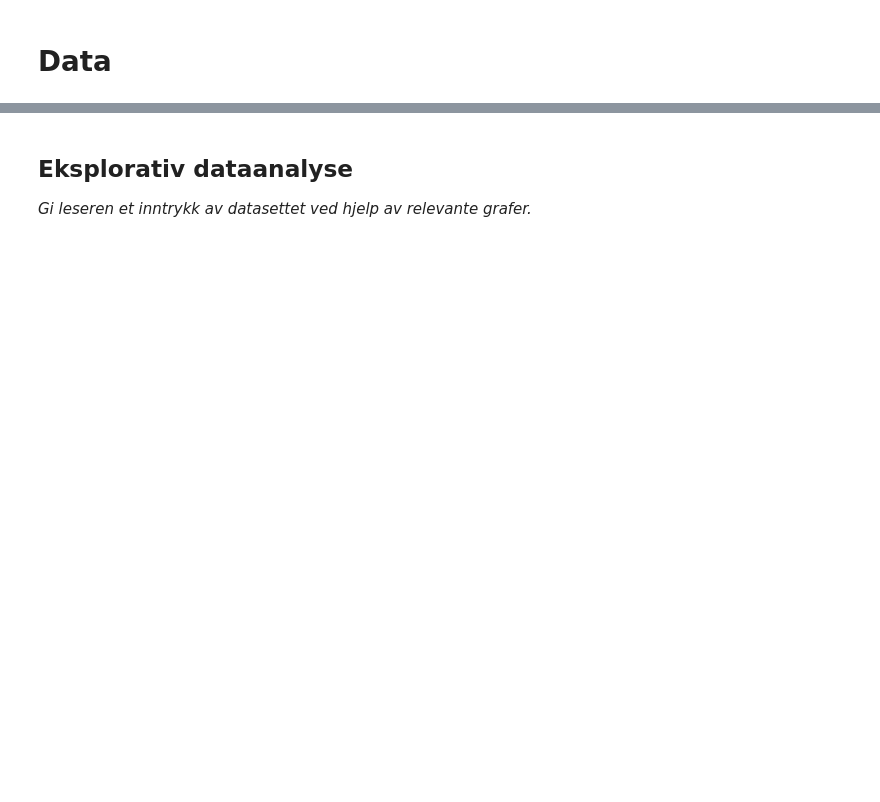
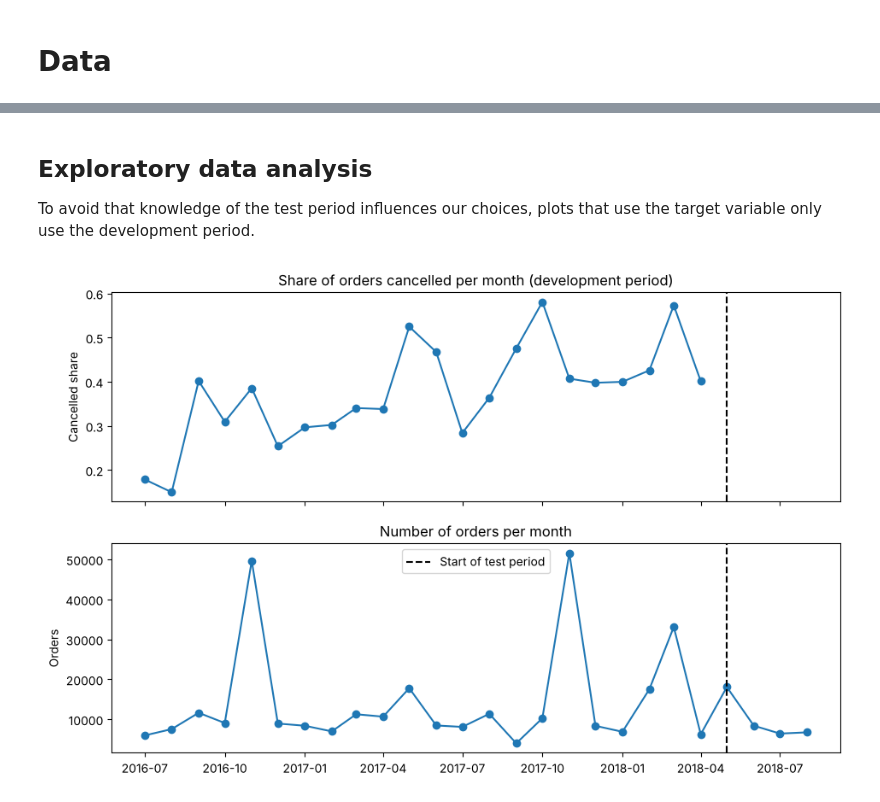
Before and after one commit to osn03/salesML, a Jupyter notebook: analysis.ipynb, the cells around one changed output, grey strips where cells are left out. Cells and saved outputs as stored; diff of their text form; code cells hidden in the pictures; blank space fills up the shorter version.

```diff
--- a/analysis.ipynb
+++ b/analysis.ipynb
@@ -51,10 +137,9 @@ df["category_name_1"] = df["category_name_1"].replace("\\N", np.nan).fillna("Unk
 # %%
-# Refunds happen after delivery and are a different outcome than a cancellation
-OUTCOMES = {"complete": 0, "canceled": 1}
+# Refunds happen after delivery and are a different outcome than a cancellation.
+# From May 2018 "received" replaces "complete" (see the table), so both count as a completed order
+OUTCOMES = {"complete": 0, "received": 0, "canceled": 1}
 
-# From May 2018 "complete" is replaced by "received", so later orders are not comparable
-LAST_ORDER_DATE = pd.Timestamp("2018-04-30")
-
-lines = df[df["status"].isin(OUTCOMES.keys()) & (df["created_at"] <= LAST_ORDER_DATE)].copy()
+lines = df[df["status"].isin(OUTCOMES.keys())].copy()
 lines["Cancelled"] = lines["status"].map(OUTCOMES)
 print("Order lines:", len(lines))
+pd.crosstab(df["created_at"].dt.to_period("M"), df["status"])[["complete", "received", "canceled"]]
@@ -87,7 +232,9 @@ orders["discount_share"] = (orders["discount"] / orders["gross_value"].replace(0
 orders["weekday"] = orders["created_at"].dt.day_name()
 orders["month"] = orders["created_at"].dt.month_name()
 
-TOP_PAYMENT_METHODS = orders["payment_method"].value_counts().index[:8]
+# The payment groups are chosen from the development period only
+TEST_START = pd.Timestamp("2018-05-01")
+TOP_PAYMENT_METHODS = orders.loc[orders["created_at"] < TEST_START, "payment_method"].value_counts().index[:8]
 orders["payment_group"] = orders["payment_method"].where(orders["payment_method"].isin(TOP_PAYMENT_METHODS), "Other")
 
 dummies = pd.get_dummies(
@@ -105,11 +285,9 @@ orders[FEATURES].describe().T
 # %%
-# The last period is set aside before any training and is only used for the final evaluation
-VALIDATION_START = pd.Timestamp("2018-01-01")
+# The last months are set aside as a test set before any training and are only used for the final evaluation
+development = orders[orders["created_at"] < TEST_START]
+test = orders[orders["created_at"] >= TEST_START]
 
-development = orders[orders["created_at"] < VALIDATION_START]
-validation = orders[orders["created_at"] >= VALIDATION_START]
-
-for name, part in [("Development", development), ("Validation", validation)]:
+for name, part in [("Development", development), ("Test", test)]:
     print(
         f"{name:<12} {part['created_at'].min().date()} - {part['created_at'].max().date()}"
         f"  orders: {len(part):>7}  cancelled: {part[TARGET].mean():.1%}"
@@ -145,4 +321,21 @@ def interval(samples):
 # %% [markdown]
-## Eksplorativ dataanalyse
+## Exploratory data analysis
 
-*Gi leseren et inntrykk av datasettet ved hjelp av relevante grafer.*
+To avoid that knowledge of the test period influences our choices, plots that use the target variable only use the development period.
+# %%
+# Cancelled share per month (development period only, the test period is kept unseen) and orders per month
+months = orders["created_at"].dt.to_period("M").dt.to_timestamp()
+cancelled_share = development.groupby(months)[TARGET].mean()
+order_count = orders.groupby(months).size()
+
+fig, (share_ax, count_ax) = plt.subplots(2, 1, figsize=(11, 7), sharex=True)
+share_ax.plot(cancelled_share.index, cancelled_share, marker="o")
+share_ax.set(title="Share of orders cancelled per month (development period)", ylabel="Cancelled share")
+count_ax.plot(order_count.index, order_count, marker="o")
+count_ax.set(title="Number of orders per month", ylabel="Orders")
+for ax in (share_ax, count_ax):
+    ax.axvline(TEST_START, color="k", linestyle="--", label="Start of test period")
+count_ax.legend()
+plt.show()
+# %% [output]
+[figure, added]
```
Also changed, not shown: parts of 61 cells of this notebook, 1 other file.
